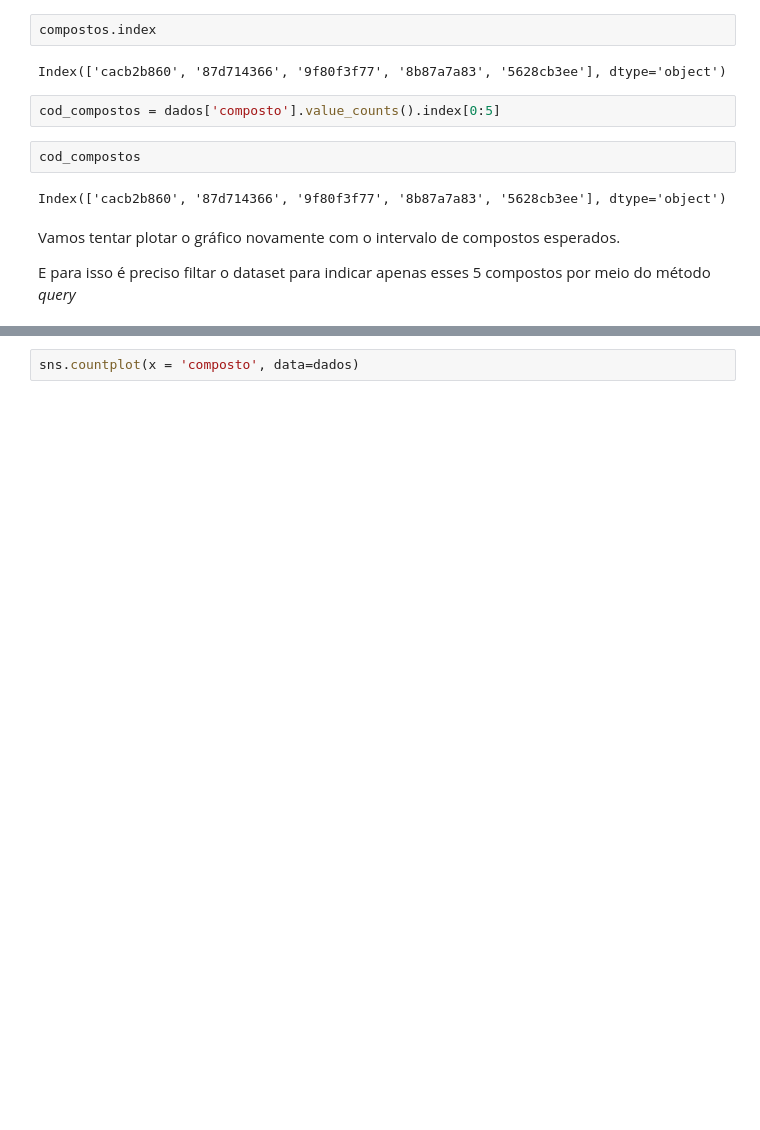
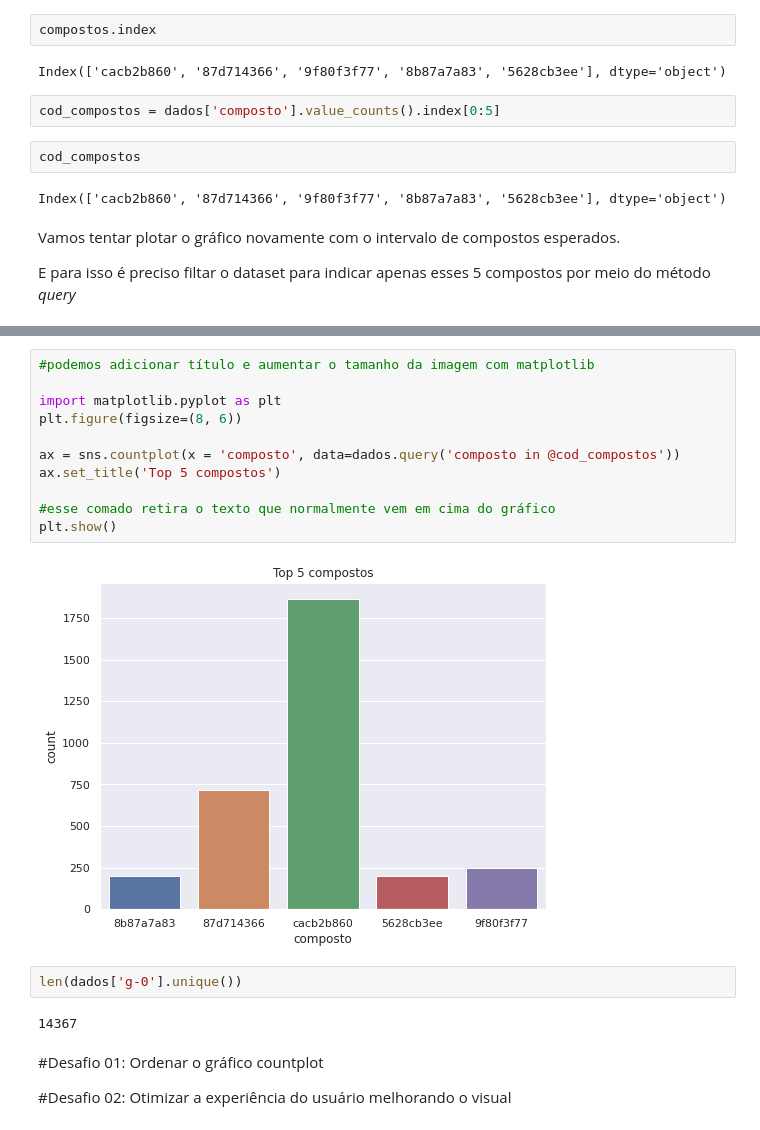
Before and after one commit to Gabrielchollet/imersao-dados-alura, a Jupyter notebook: Aula_02.ipynb, the cells around one changed output, grey strips where cells are left out. Drawn from its saved outputs; the diff is of its cells as text; blank space fills up the shorter version.

```diff
--- a/Aula_02.ipynb
+++ b/Aula_02.ipynb
@@ -141,2 +153,21 @@ ValueError: ignored
-# %%
-sns.countplot(x = 'composto', data=dados)
+# %%
+#podemos adicionar título e aumentar o tamanho da imagem com matplotlib
+
+import matplotlib.pyplot as plt
+plt.figure(figsize=(8, 6))
+
+ax = sns.countplot(x = 'composto', data=dados.query('composto in @cod_compostos'))
+ax.set_title('Top 5 compostos')
+
+#esse comado retira o texto que normalmente vem em cima do gráfico
+plt.show()
+# %% [output]
+[figure, added]
+# %%
+len(dados['g-0'].unique())
+# %% [output]
+14367
+# %% [markdown]
+#Desafio 01: Ordenar o gráfico countplot
+
+#Desafio 02: Otimizar a experiência do usuário melhorando o visual
```
Also changed, not shown: parts of 1 cell of this notebook.
